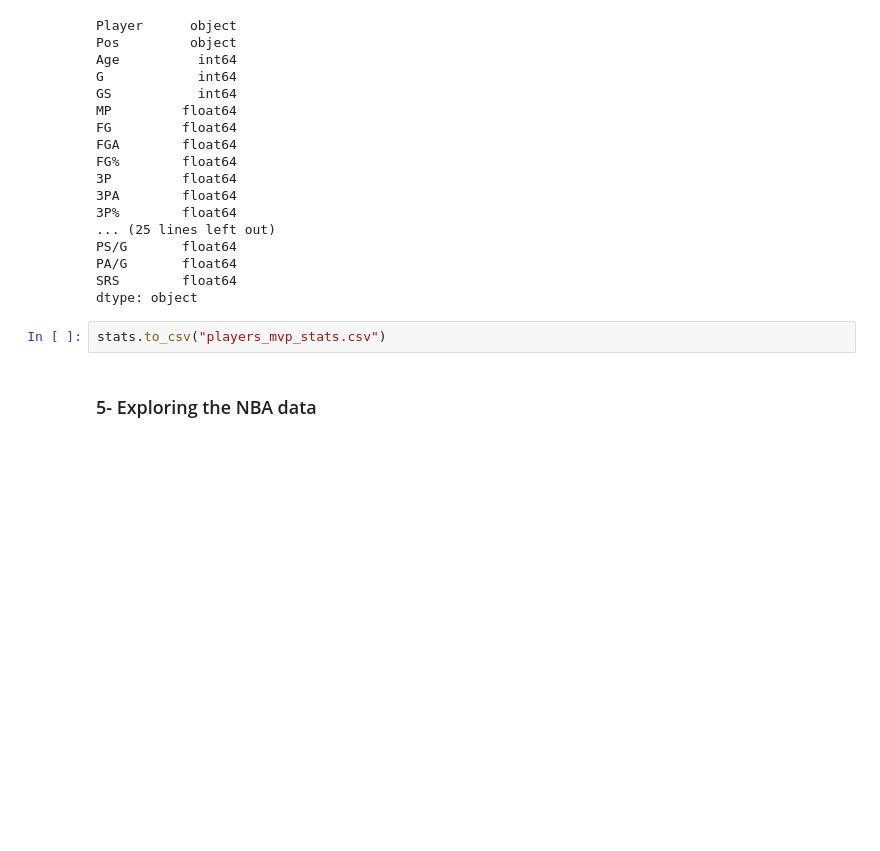
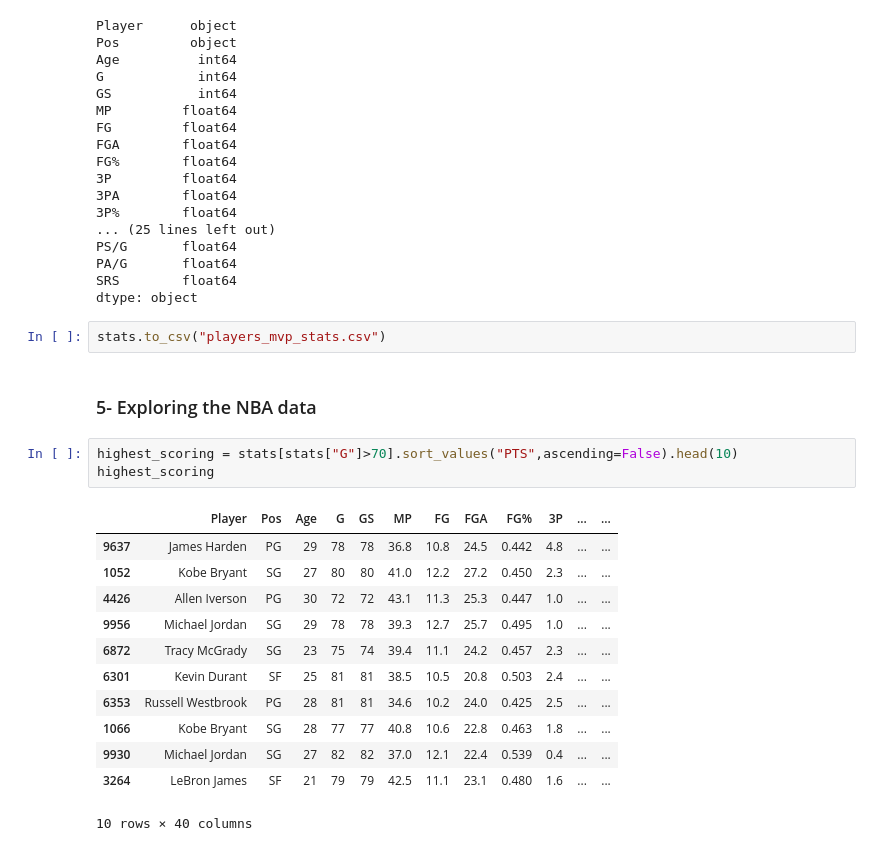
Before and after one commit to biad-iritie/DS-Project-MVP-NBA, a Jupyter notebook: index.ipynb, the cells around one changed output. Cells and saved outputs as stored; diff of their text form; blank space fills up the shorter version.

```diff
--- a/index.ipynb
+++ b/index.ipynb
@@ -518,3 +513,19 @@ dtype: object
 stats.to_csv("players_mvp_stats.csv")
 # %% [markdown]
 ### 5- Exploring the NBA data
+# %%
+highest_scoring = stats[stats["G"]>70].sort_values("PTS",ascending=False).head(10)
+highest_scoring
+# %% [output]
+|  | Player | Pos | Age | G | GS | MP | FG | FGA | FG% | 3P | ... | ... |
+| 9637 | James Harden | PG | 29 | 78 | 78 | 36.8 | 10.8 | 24.5 | 0.442 | 4.8 | ... | ... |
+| 1052 | Kobe Bryant | SG | 27 | 80 | 80 | 41.0 | 12.2 | 27.2 | 0.450 | 2.3 | ... | ... |
+| 4426 | Allen Iverson | PG | 30 | 72 | 72 | 43.1 | 11.3 | 25.3 | 0.447 | 1.0 | ... | ... |
+| 9956 | Michael Jordan | SG | 29 | 78 | 78 | 39.3 | 12.7 | 25.7 | 0.495 | 1.0 | ... | ... |
+| 6872 | Tracy McGrady | SG | 23 | 75 | 74 | 39.4 | 11.1 | 24.2 | 0.457 | 2.3 | ... | ... |
+| 6301 | Kevin Durant | SF | 25 | 81 | 81 | 38.5 | 10.5 | 20.8 | 0.503 | 2.4 | ... | ... |
+| 6353 | Russell Westbrook | PG | 28 | 81 | 81 | 34.6 | 10.2 | 24.0 | 0.425 | 2.5 | ... | ... |
+| 1066 | Kobe Bryant | SG | 28 | 77 | 77 | 40.8 | 10.6 | 22.8 | 0.463 | 1.8 | ... | ... |
+| 9930 | Michael Jordan | SG | 27 | 82 | 82 | 37.0 | 12.1 | 22.4 | 0.539 | 0.4 | ... | ... |
+| 3264 | LeBron James | SF | 21 | 79 | 79 | 42.5 | 11.1 | 23.1 | 0.480 | 1.6 | ... | ... |
+10 rows × 40 columns
```
Also changed, not shown: parts of 4 cells of this notebook.
